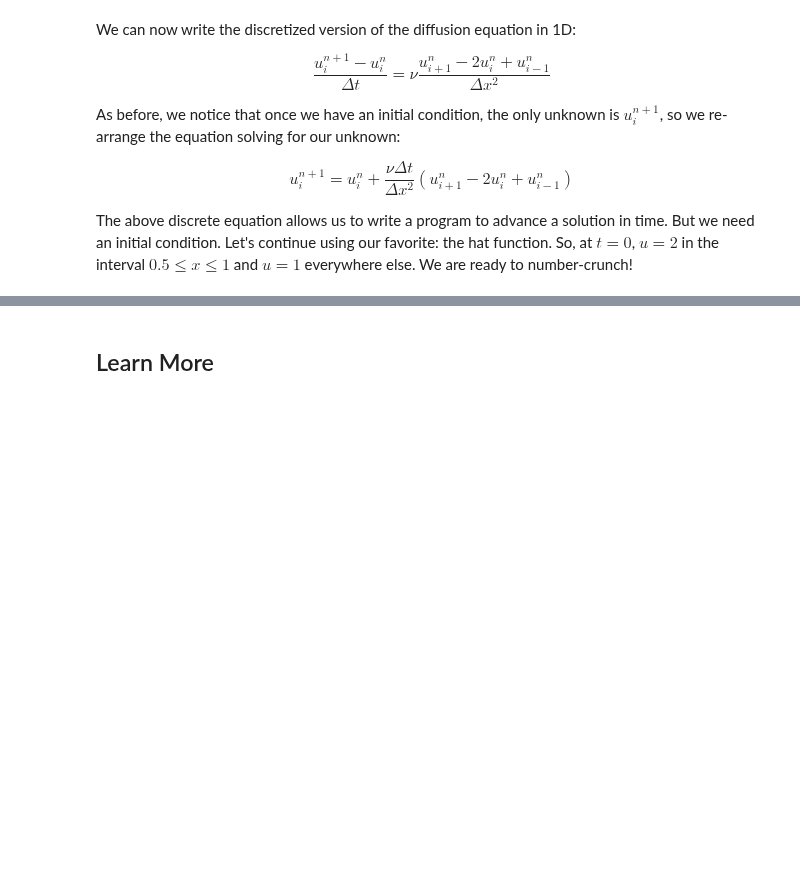
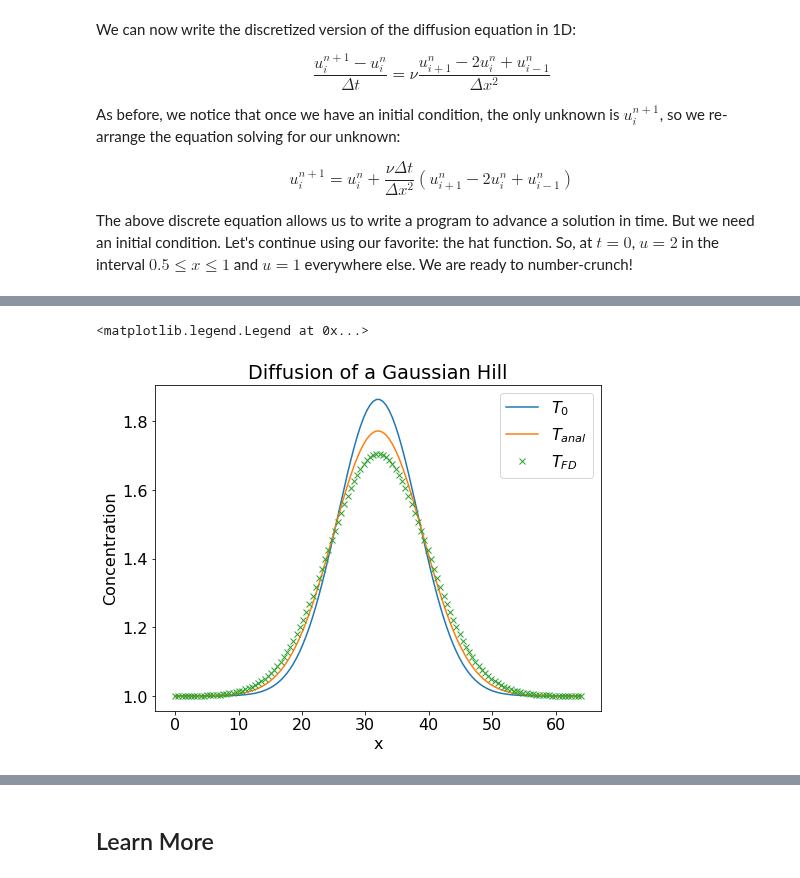
Before and after one commit to barbagroup/CFDPython, a Jupyter notebook: lessons/04_Step_3.ipynb, the cells around one changed output, grey strips where cells are left out. Saved outputs shown, nothing was run; the diff lists cells and outputs as text; code cells hidden in the pictures; blank space fills up the shorter version.

```diff
--- a/lessons/04_Step_3.ipynb
+++ b/lessons/04_Step_3.ipynb
@@ -74,0 +138,42 @@ pyplot.plot(numpy.linspace(0, 2, nx), u);
+# %%
+conductivity = nu
+
+nt = 200  #the number of timesteps we want to calculate
+nu = 5   #the value of viscosity
+sigma = .2 #sigma is a parameter, we'll learn more about it later
+dt = sigma * dx**2 / conductivity #dt is defined using sigma ... more later!
+
+time_0    = dt*nt/2     # initial contidion for FD
+time_spot = dt*nt       # time to be simulated (by FD and analytically)
+
+X0 = Matrix([domain_length/2.]) # center of the hill
+C0 = 1.                 # concentration
+variance = 30           # initial variance
+reference_level = 1
+
+T_0 = np.zeros(nx)
+T_anal = np.zeros(nx)
+
+gha = GaussianHillAnal(C0, X0, variance, conductivity, Matrix([0]), D=1)
+
+for i in range(nx):
+    T_0[i] = reference_level + gha.get_concentration_ND(Matrix([xspace[i]]), time_0)
+    T_anal[i] = reference_level + gha.get_concentration_ND(Matrix([xspace[i]]), time_spot)
+
+T_FD = calc_diffusion(T_0,nx,nt,nu,dt)
+
+
+import matplotlib.pyplot as plt
+plt.rcParams.update({'font.size': 16})
+figure, axis = plt.subplots(1, 1, figsize=(8, 6))
+plt.subplots_adjust(hspace=1)
+axis.set_title('Diffusion of a Gaussian Hill')
+axis.plot(xspace, T_0, label=r'$T_{0}$')
+axis.plot(xspace, T_anal, label=r'$T_{anal}$')
+axis.plot(xspace, T_FD, label=r'$T_{FD}$', marker='x', linestyle="", markevery=1)
+axis.set_xlabel('x')
+axis.set_ylabel('Concentration')
+axis.legend(loc="upper right")
+# %% [output]
+<matplotlib.legend.Legend at 0x...>
+[figure, added]
```
Also changed, not shown: parts of 11 cells of this notebook, 2 other files.
